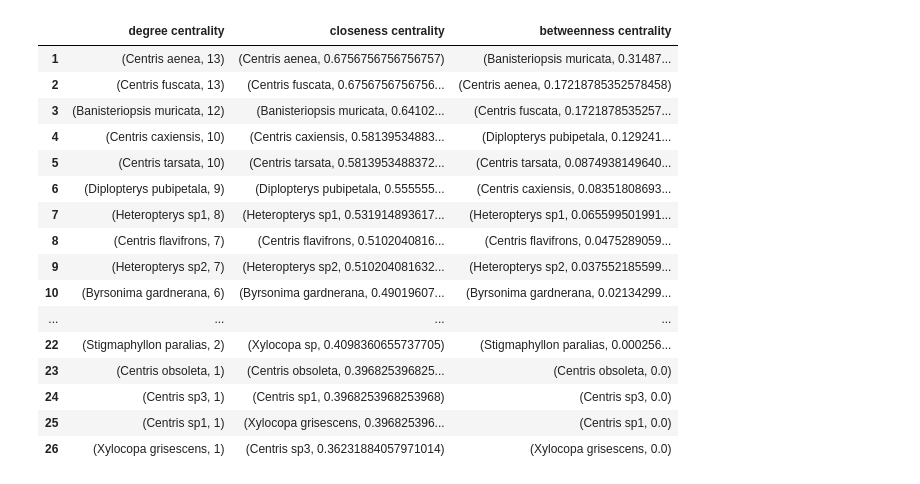
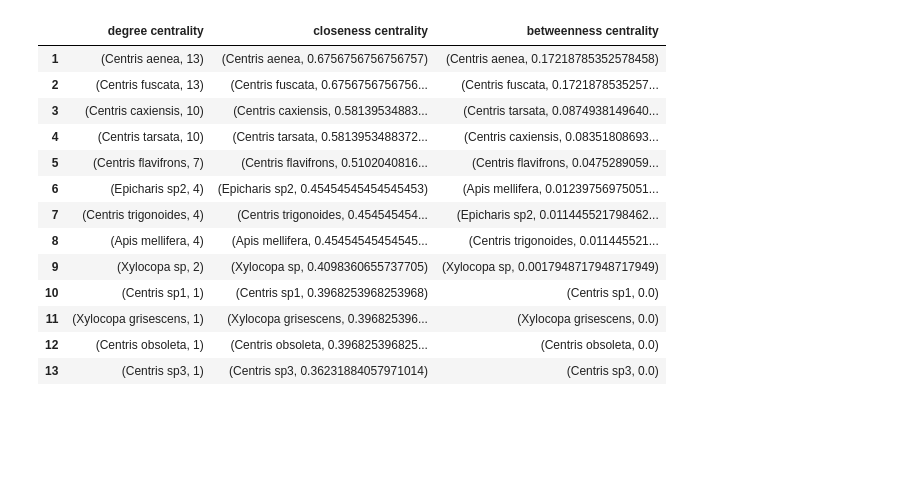
Before and after one commit to gdapian/LfN_project, a Jupyter notebook: src/Plant-pollinator-project.ipynb, the cells around one changed output. Cells and saved outputs as stored; diff of their text form; code cells hidden in the pictures; blank space fills up the shorter version.

```diff
--- a/src/Plant-pollinator-project.ipynb
+++ b/src/Plant-pollinator-project.ipynb
@@ -14,27 +14,24 @@ utils.plot_bipartite_graph(G, pol)
 # %%
 dc = utils.degree_centrality(G)
 cc, bc = utils.compute_centralities(G)
 
 centralities = [dc, cc, bc]
 centralities_names = ['degree centrality', 'closeness centrality', 'betweenness centrality']
 
-df = utils.top_K_nodes_df(centralities, centralities_names, K=5, all_nodes=True, show_value=True)
+df = utils.top_K_nodes_df(G, centralities, centralities_names, K=5, all_nodes=True, show_value=True, only_pollinators=True)
 df
 # %% [output]
 |  | degree centrality | closeness centrality | betweenness centrality |
-| 1 | (Centris aenea, 13) | (Centris aenea, 0.6756756756756757) | (Banisteriopsis muricata, 0.31487... |
-| 2 | (Centris fuscata, 13) | (Centris fuscata, 0.6756756756756... | (Centris aenea, 0.17218785352578458) |
-| 3 | (Banisteriopsis muricata, 12) | (Banisteriopsis muricata, 0.64102... | (Centris fuscata, 0.1721878535257... |
-| 4 | (Centris caxiensis, 10) | (Centris caxiensis, 0.58139534883... | (Diplopterys pubipetala, 0.129241... |
-| 5 | (Centris tarsata, 10) | (Centris tarsata, 0.5813953488372... | (Centris tarsata, 0.0874938149640... |
-| 6 | (Diplopterys pubipetala, 9) | (Diplopterys pubipetala, 0.555555... | (Centris caxiensis, 0.08351808693... |
-| 7 | (Heteropterys sp1, 8) | (Heteropterys sp1, 0.531914893617... | (Heteropterys sp1, 0.065599501991... |
-| 8 | (Centris flavifrons, 7) | (Centris flavifrons, 0.5102040816... | (Centris flavifrons, 0.0475289059... |
-| 9 | (Heteropterys sp2, 7) | (Heteropterys sp2, 0.510204081632... | (Heteropterys sp2, 0.037552185599... |
-| 10 | (Byrsonima gardnerana, 6) | (Byrsonima gardnerana, 0.49019607... | (Byrsonima gardnerana, 0.02134299... |
-| ... | ... | ... | ... |
-| 22 | (Stigmaphyllon paralias, 2) | (Xylocopa sp, 0.4098360655737705) | (Stigmaphyllon paralias, 0.000256... |
-| 23 | (Centris obsoleta, 1) | (Centris obsoleta, 0.396825396825... | (Centris obsoleta, 0.0) |
-| 24 | (Centris sp3, 1) | (Centris sp1, 0.3968253968253968) | (Centris sp3, 0.0) |
-| 25 | (Centris sp1, 1) | (Xylocopa grisescens, 0.396825396... | (Centris sp1, 0.0) |
-| 26 | (Xylocopa grisescens, 1) | (Centris sp3, 0.36231884057971014) | (Xylocopa grisescens, 0.0) |
+| 1 | (Centris aenea, 13) | (Centris aenea, 0.6756756756756757) | (Centris aenea, 0.17218785352578458) |
+| 2 | (Centris fuscata, 13) | (Centris fuscata, 0.6756756756756... | (Centris fuscata, 0.1721878535257... |
+| 3 | (Centris caxiensis, 10) | (Centris caxiensis, 0.58139534883... | (Centris tarsata, 0.0874938149640... |
+| 4 | (Centris tarsata, 10) | (Centris tarsata, 0.5813953488372... | (Centris caxiensis, 0.08351808693... |
+| 5 | (Centris flavifrons, 7) | (Centris flavifrons, 0.5102040816... | (Centris flavifrons, 0.0475289059... |
+| 6 | (Epicharis sp2, 4) | (Epicharis sp2, 0.45454545454545453) | (Apis mellifera, 0.01239756975051... |
+| 7 | (Centris trigonoides, 4) | (Centris trigonoides, 0.454545454... | (Epicharis sp2, 0.011445521798462... |
+| 8 | (Apis mellifera, 4) | (Apis mellifera, 0.45454545454545... | (Centris trigonoides, 0.011445521... |
+| 9 | (Xylocopa sp, 2) | (Xylocopa sp, 0.4098360655737705) | (Xylocopa sp, 0.0017948717948717949) |
+| 10 | (Centris sp1, 1) | (Centris sp1, 0.3968253968253968) | (Centris sp1, 0.0) |
+| 11 | (Xylocopa grisescens, 1) | (Xylocopa grisescens, 0.396825396... | (Xylocopa grisescens, 0.0) |
+| 12 | (Centris obsoleta, 1) | (Centris obsoleta, 0.396825396825... | (Centris obsoleta, 0.0) |
+| 13 | (Centris sp3, 1) | (Centris sp3, 0.36231884057971014) | (Centris sp3, 0.0) |
```
Also changed, not shown: parts of 1 cell of this notebook, 2 other files.
